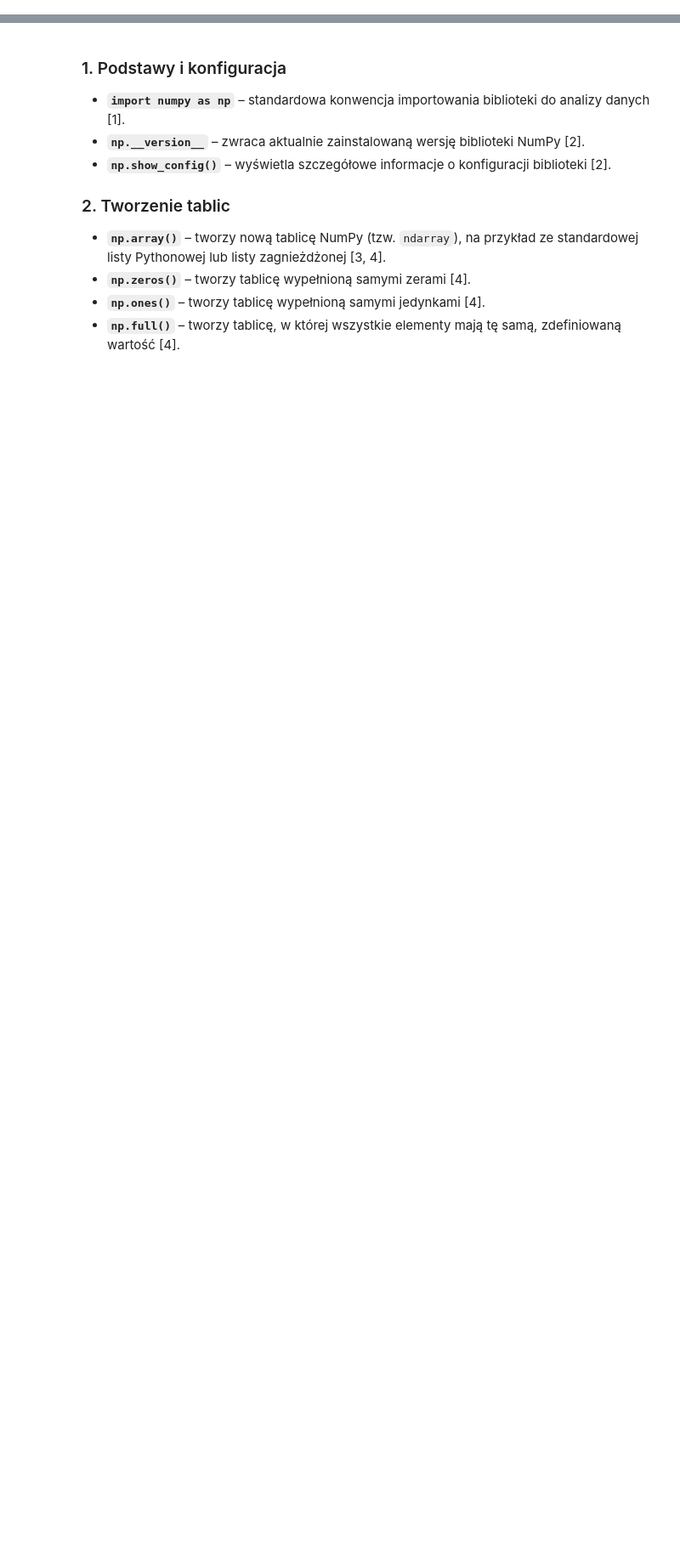
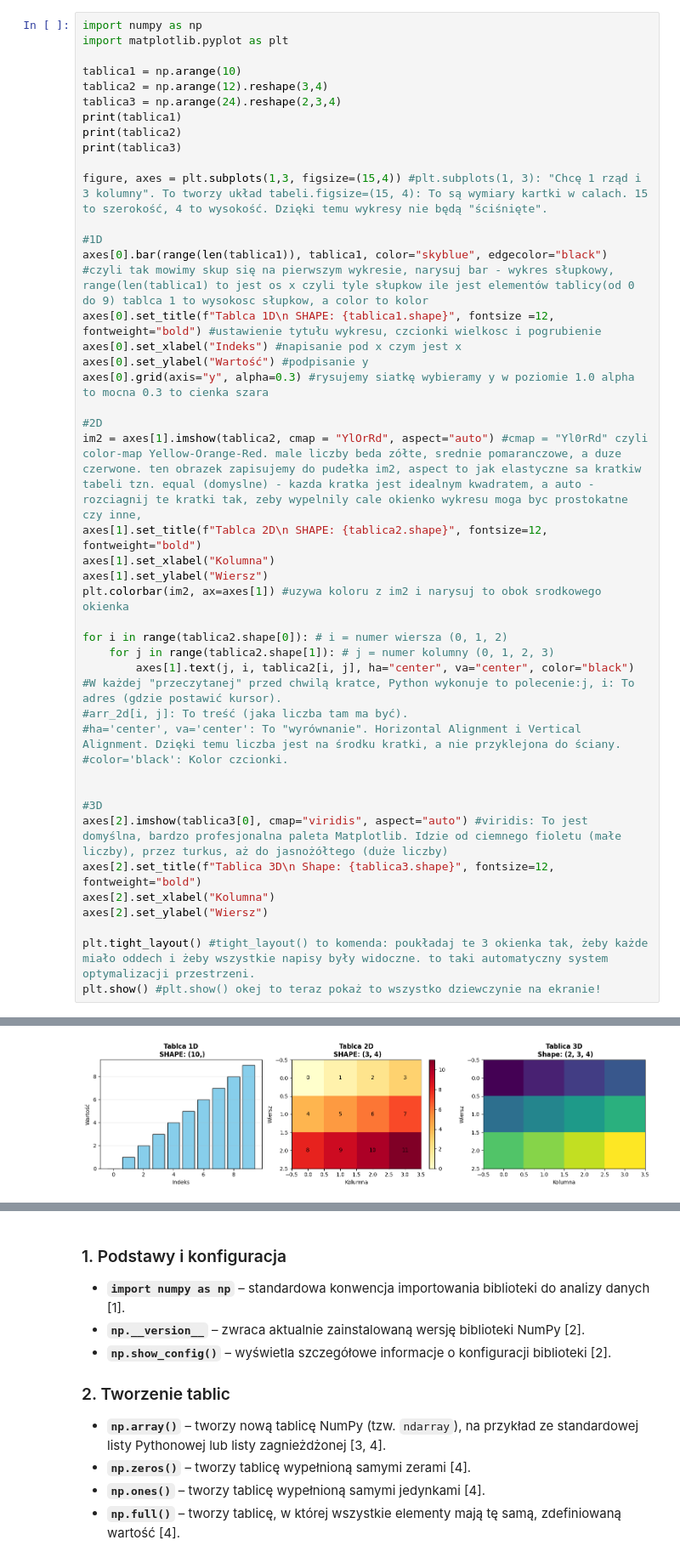
Before and after one commit to EwelinaNiewczas00/end-to-end-data-science, a Jupyter notebook: Prace_Domowe/Ćwiczenia_10.ipynb, the cells around one changed output, grey strips where cells are left out. Shown at 85% size. Saved outputs shown, nothing was run; the diff lists cells and outputs as text; blank space fills up the shorter version.

```diff
--- a/Prace_Domowe/Ćwiczenia_10.ipynb
+++ b/Prace_Domowe/Ćwiczenia_10.ipynb
@@ -92 +92,46 @@ zera 2d:
 [1. 2. 3.]
+# %%
+import numpy as np
+import matplotlib.pyplot as plt
+
+tablica1 = np.arange(10)
+tablica2 = np.arange(12).reshape(3,4)
+tablica3 = np.arange(24).reshape(2,3,4)
+print(tablica1)
+print(tablica2)
+print(tablica3)
+
+figure, axes = plt.subplots(1,3, figsize=(15,4)) #plt.subplots(1, 3): "Chcę 1 rząd i 3 kolumny". To tworzy układ tabeli.figsize=(15, 4): To są wymiary kartki w calach. 15 to szerokość, 4 to wysokość. Dzięki temu wykresy nie będą "ściśnięte".
+
+#1D
+axes[0].bar(range(len(tablica1)), tablica1, color="skyblue", edgecolor="black") #czyli tak mowimy skup się na pierwszym wykresie, narysuj bar - wykres słupkowy, range(len(tablica1) to jest os x czyli tyle słupkow ile jest elementów tablicy(od 0 do 9) tablca 1 to wysokosc słupkow, a color to kolor
+axes[0].set_title(f"Tablca 1D\n SHAPE: {tablica1.shape}", fontsize =12, fontweight="bold") #ustawienie tytułu wykresu, czcionki wielkosc i pogrubienie
+axes[0].set_xlabel("Indeks") #napisanie pod x czym jest x
+axes[0].set_ylabel("Wartość") #podpisanie y
+axes[0].grid(axis="y", alpha=0.3) #rysujemy siatkę wybieramy y w poziomie 1.0 alpha to mocna 0.3 to cienka szara
+
+#2D
+im2 = axes[1].imshow(tablica2, cmap = "YlOrRd", aspect="auto") #cmap = "Yl0rRd" czyli color-map Yellow-Orange-Red. male liczby beda zółte, srednie pomaranczowe, a duze czerwone. ten obrazek zapisujemy do pudełka im2, aspect to jak elastyczne sa kratkiw  tabeli tzn. equal (domyslne) - kazda kratka jest idealnym kwadratem, a auto - rozciagnij te kratki tak, zeby wypelnily cale okienko wykresu moga byc prostokatne czy inne,
+axes[1].set_title(f"Tablca 2D\n SHAPE: {tablica2.shape}", fontsize=12, fontweight="bold")
+axes[1].set_xlabel("Kolumna")
+axes[1].set_ylabel("Wiersz")
+plt.colorbar(im2, ax=axes[1]) #uzywa koloru z im2 i narysuj to obok srodkowego okienka
+
+for i in range(tablica2.shape[0]): # i = numer wiersza (0, 1, 2)
+    for j in range(tablica2.shape[1]): # j = numer kolumny (0, 1, 2, 3)
+        axes[1].text(j, i, tablica2[i, j], ha="center", va="center", color="black")
+#W każdej "przeczytanej" przed chwilą kratce, Python wykonuje to polecenie:j, i: To adres (gdzie postawić kursor).
+#arr_2d[i, j]: To treść (jaka liczba tam ma być).
+#ha='center', va='center': To "wyrównanie". Horizontal Alignment i Vertical Alignment. Dzięki temu liczba jest na środku kratki, a nie przyklejona do ściany.
+#color='black': Kolor czcionki.
+
+
+#3D
+axes[2].imshow(tablica3[0], cmap="viridis", aspect="auto") #viridis: To jest domyślna, bardzo profesjonalna paleta Matplotlib. Idzie od ciemnego fioletu (małe liczby), przez turkus, aż do jasnożółtego (duże liczby)
+axes[2].set_title(f"Tablica 3D\n Shape: {tablica3.shape}", fontsize=12, fontweight="bold")
+axes[2].set_xlabel("Kolumna")
+axes[2].set_ylabel("Wiersz")
+
+plt.tight_layout() #tight_layout() to komenda: poukładaj te 3 okienka tak, żeby każde miało oddech i żeby wszystkie napisy były widoczne. to taki automatyczny system optymalizacji przestrzeni.
+plt.show() #plt.show() okej to teraz pokaż to wszystko dziewczynie na ekranie!
+# %% [output]
@@ -92,0 +149 @@ zera 2d:
+[figure, added]
```
Also changed, not shown: parts of 25 cells of this notebook, 1 other file.
